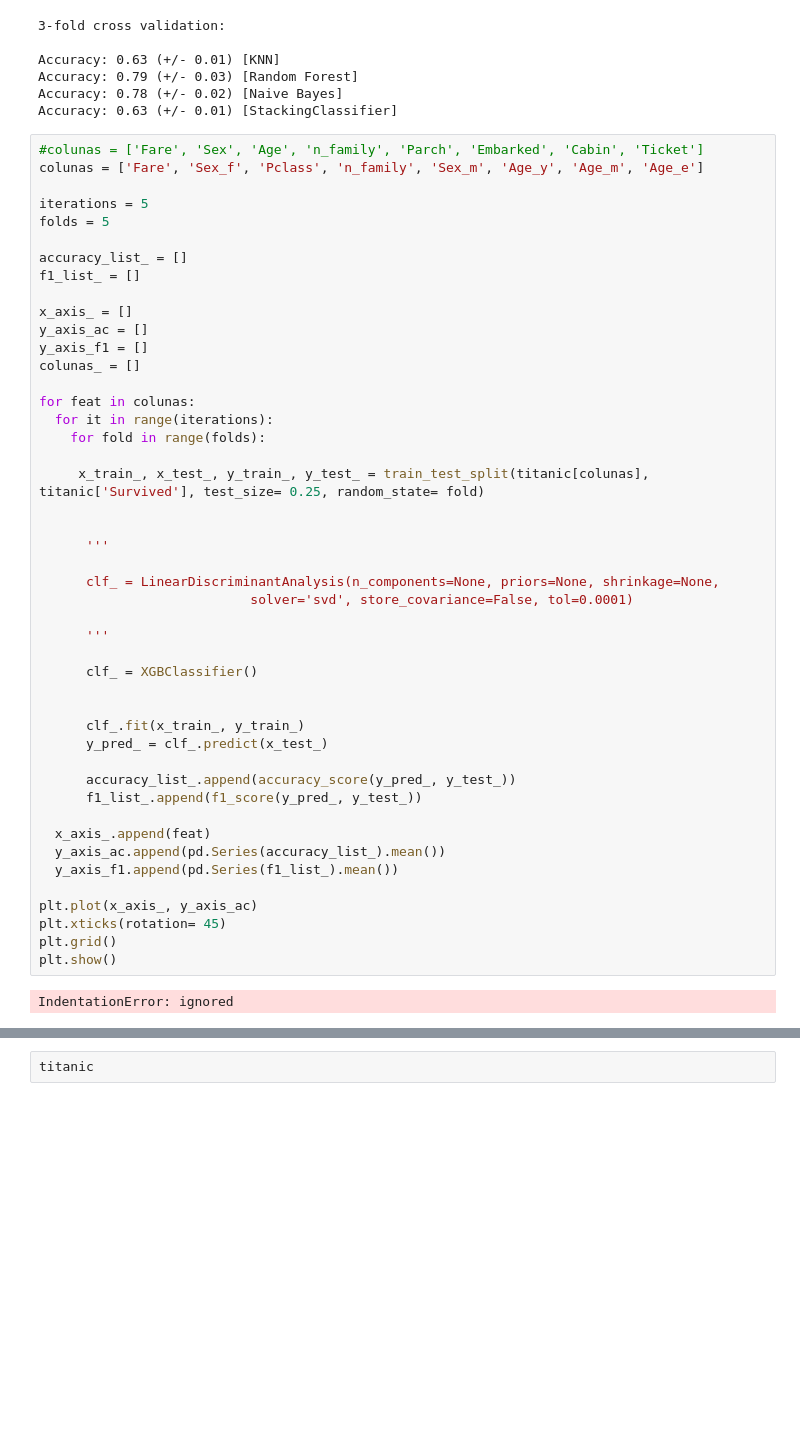
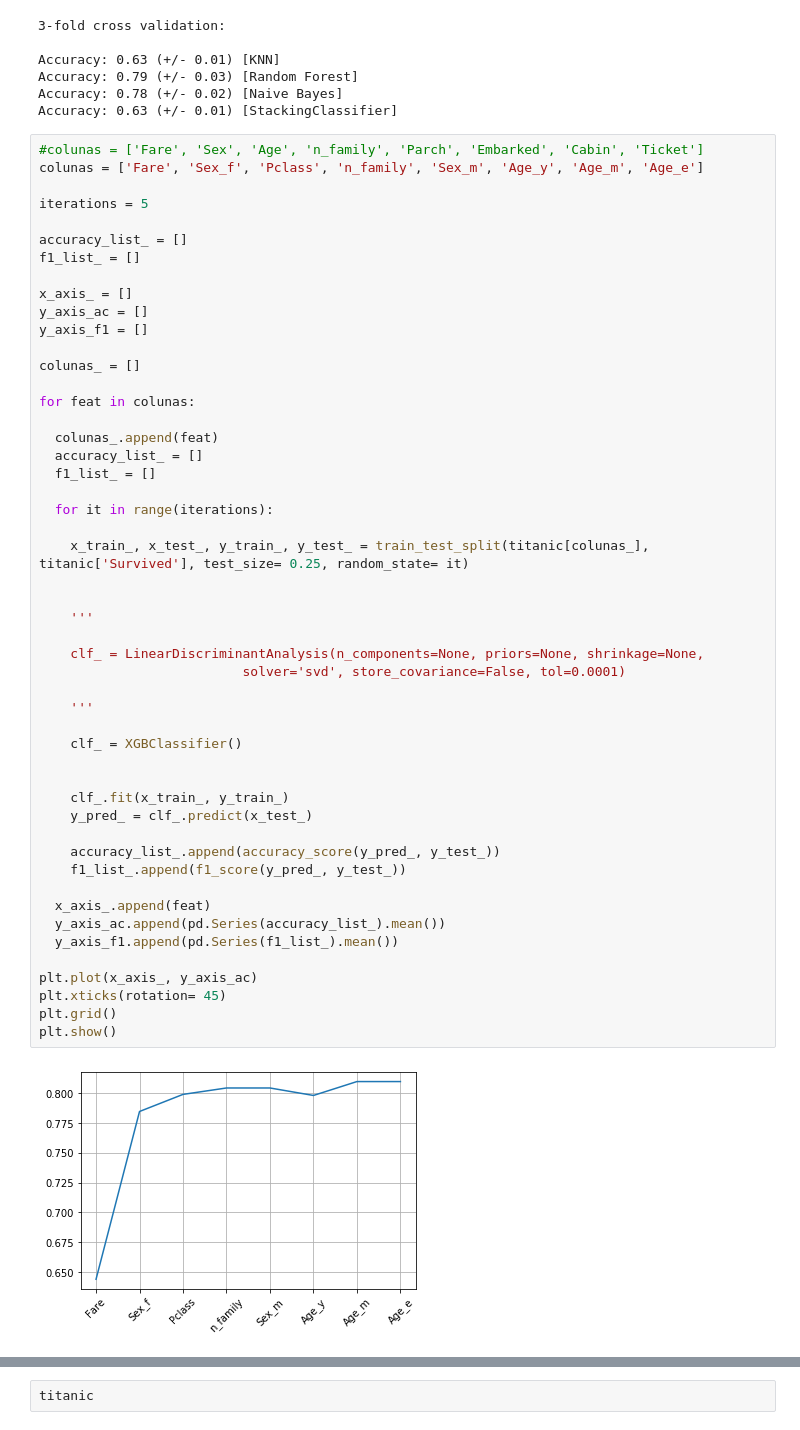
Before and after one commit to LeoFernanndes/notebooks, a Jupyter notebook: titanic_3.ipynb, the cells around one changed output, grey strips where cells are left out. Cells and saved outputs as stored; diff of their text form; blank space fills up the shorter version.

```diff
--- a/titanic_3.ipynb
+++ b/titanic_3.ipynb
@@ -391,49 +391,53 @@ Accuracy: 0.63 (+/- 0.01) [StackingClassifier]
 colunas = ['Fare', 'Sex_f', 'Pclass', 'n_family', 'Sex_m', 'Age_y', 'Age_m', 'Age_e']
 
 iterations = 5
-folds = 5
 
 accuracy_list_ = []
 f1_list_ = []
 
 x_axis_ = []
 y_axis_ac = []
 y_axis_f1 = []
+
 colunas_ = []
 
 for feat in colunas:
+
+  colunas_.append(feat)
+  accuracy_list_ = []
+  f1_list_ = []
+
   for it in range(iterations):
-    for fold in range(folds):
 
-     x_train_, x_test_, y_train_, y_test_ = train_test_split(titanic[colunas], titanic['Survived'], test_size= 0.25, random_state= fold)
+    x_train_, x_test_, y_train_, y_test_ = train_test_split(titanic[colunas_], titanic['Survived'], test_size= 0.25, random_state= it)
 
 
-      '''
+    '''
 
-      clf_ = LinearDiscriminantAnalysis(n_components=None, priors=None, shrinkage=None,
-                           solver='svd', store_covariance=False, tol=0.0001)
+    clf_ = LinearDiscriminantAnalysis(n_components=None, priors=None, shrinkage=None,
+                          solver='svd', store_covariance=False, tol=0.0001)
 
-      '''
+    '''
 
-      clf_ = XGBClassifier()
+    clf_ = XGBClassifier()
 
 
-      clf_.fit(x_train_, y_train_)
-      y_pred_ = clf_.predict(x_test_)
+    clf_.fit(x_train_, y_train_)
+    y_pred_ = clf_.predict(x_test_)
 
-      accuracy_list_.append(accuracy_score(y_pred_, y_test_))
-      f1_list_.append(f1_score(y_pred_, y_test_))
+    accuracy_list_.append(accuracy_score(y_pred_, y_test_))
+    f1_list_.append(f1_score(y_pred_, y_test_))
 
   x_axis_.append(feat)
   y_axis_ac.append(pd.Series(accuracy_list_).mean())
   y_axis_f1.append(pd.Series(f1_list_).mean())
 
 plt.plot(x_axis_, y_axis_ac)
 plt.xticks(rotation= 45)
 plt.grid()
 plt.show()
 # %% [output]
-IndentationError: ignored
+[figure, added]
 # %%
 #colunas = ['Fare', 'Sex', 'Age', 'n_family', 'Parch', 'Embarked', 'Cabin', 'Ticket']
 colunas = ['Fare', 'Sex_f', 'Pclass', 'n_family', 'Sex_m', 'Age_y', 'Age_m', 'Age_e']
```
Also changed, not shown: parts of 2 cells of this notebook.
